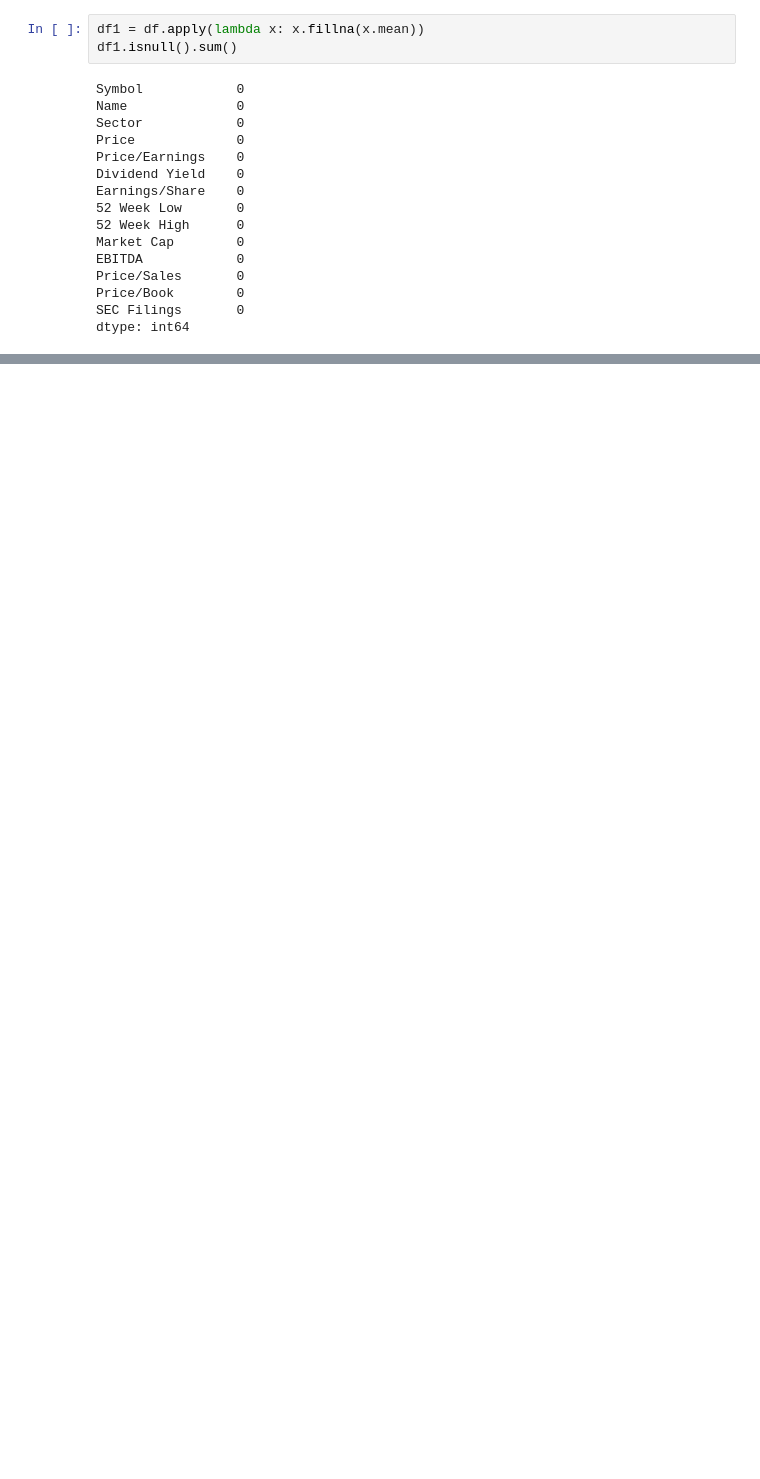
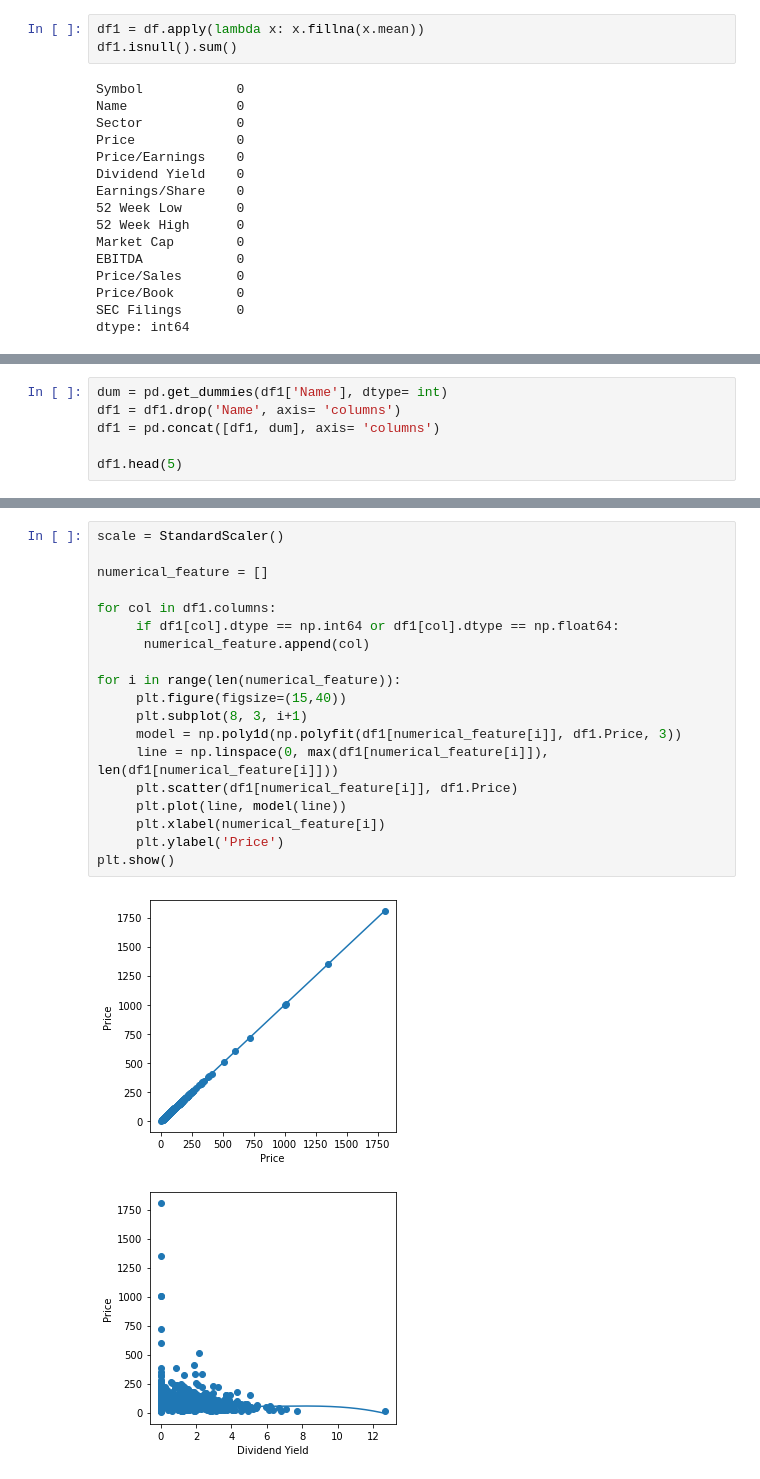
Before and after one commit to husseinalaaref/Financial-Analysis, a Jupyter notebook: project2/project2.ipynb, the cells around one changed output, grey strips where cells are left out. Drawn from its saved outputs; the diff is of its cells as text; blank space fills up the shorter version.

```diff
--- a/project2/project2.ipynb
+++ b/project2/project2.ipynb
@@ -49,0 +73,6 @@ Name: Sector, dtype: int64
+# %%
+dum = pd.get_dummies(df1['Name'], dtype= int)
+df1 = df1.drop('Name', axis= 'columns')
+df1 = pd.concat([df1, dum], axis= 'columns')
+
+df1.head(5)
@@ -49,0 +87,22 @@ Name: Sector, dtype: int64
+# %%
+scale = StandardScaler()
+
+numerical_feature = []
+
+for col in df1.columns:
+     if df1[col].dtype == np.int64 or df1[col].dtype == np.float64:
+      numerical_feature.append(col)
+
+for i in range(len(numerical_feature)):
+     plt.figure(figsize=(15,40))
+     plt.subplot(8, 3, i+1)
+     model = np.poly1d(np.polyfit(df1[numerical_feature[i]], df1.Price, 3))
+     line = np.linspace(0, max(df1[numerical_feature[i]]), len(df1[numerical_feature[i]]))
+     plt.scatter(df1[numerical_feature[i]], df1.Price)
+     plt.plot(line, model(line))
+     plt.xlabel(numerical_feature[i])
+     plt.ylabel('Price')
+plt.show()
+# %% [output]
+[figure, added]
+[figure, added]
```
Also changed, not shown: parts of 16 cells of this notebook.
